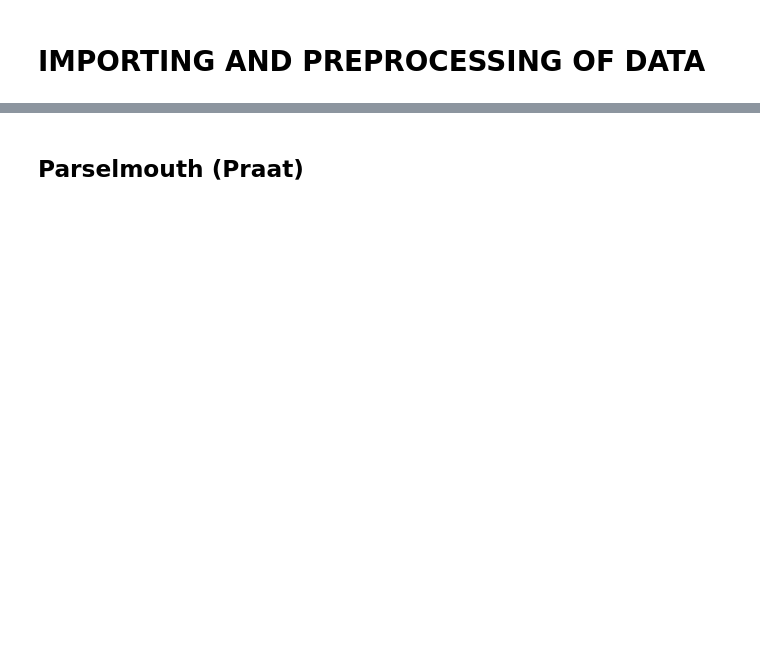
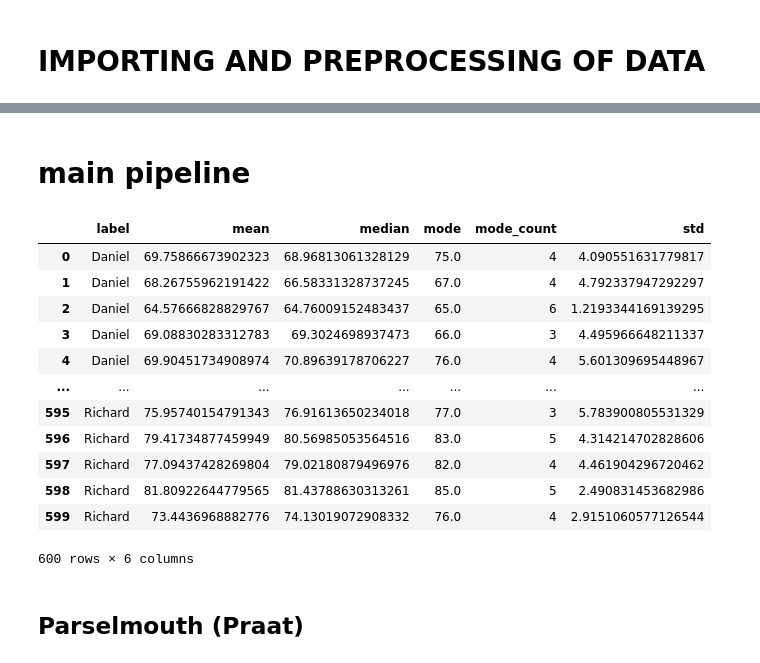
Before and after one commit to FirstPlaygroundAndThenIcecream/Speaker-Identification, a Jupyter notebook: rene experimental/wav classification.ipynb, the cells around one changed output, grey strips where cells are left out. Saved outputs shown, nothing was run; the diff lists cells and outputs as text; code cells hidden in the pictures; blank space fills up the shorter version.

```diff
--- a/rene experimental/wav classification.ipynb
+++ b/rene experimental/wav classification.ipynb
@@ -83,3 +114,64 @@ def reject_outliers(data, m=1):
+# %% [markdown]
+# main pipeline
+# %%
+sns.set() # Use seaborn's default style to make attractive graphs
+y = [None] * len(audios)
+sr = [None] * len(audios)
+rows = []
+for i in range(len(audios)):
+    # load the file
+    y[i], sr[i] = librosa.load(data_path + audios[i], mono = True, sr = 44100)
+
+    # get the label
+    label = audios[i].split(".")
+    label.pop()
+    label = "".join(label)
+
+    # remove silent parts
+    y[i] = delete_silence(y[i])
+
+    # save as a file to verify
+    librosa.output.write_wav("output/" + label + "-output.wav", y[i], 44100)
+
+    # cut into pieces
+    sample_count = 150
+    sample_length = 0.2 # in seconds
+    samples = npy_to_samples(y[i], 44100, sample_length, sample_count)
+
+    for j in range(sample_count):
+        sample = samples[j]
+        # load with parselmouth
+        snd = parselmouth.Sound(sample)
+
+        # calculate the pitch
+        intensity = snd.to_intensity()
+
+        raw_intensity = intensity.values[0]
+        rounded_intensity = [round(num, 0) for num in intensity.values[0]]
+        mean = np.mean(raw_intensity)
+        median = np.median(raw_intensity)
+        mode = stats.mode(rounded_intensity)[0][0]
+        mode_count = stats.mode(rounded_intensity)[1][0]
+        std = np.std(raw_intensity)
+
+        rows.append([label, mean, median, mode, mode_count, std])
+
+result = pd.DataFrame(np.array(rows), columns = ["label", "mean", "median", "mode", "mode_count", "std"])
+result
+# %% [output]
+|  | label | mean | median | mode | mode_count | std |
+| 0 | Daniel | 69.75866673902323 | 68.96813061328129 | 75.0 | 4 | 4.090551631779817 |
+| 1 | Daniel | 68.26755962191422 | 66.58331328737245 | 67.0 | 4 | 4.792337947292297 |
+| 2 | Daniel | 64.57666828829767 | 64.76009152483437 | 65.0 | 6 | 1.2193344169139295 |
+| 3 | Daniel | 69.08830283312783 | 69.3024698937473 | 66.0 | 3 | 4.495966648211337 |
+| 4 | Daniel | 69.90451734908974 | 70.89639178706227 | 76.0 | 4 | 5.601309695448967 |
+| ... | ... | ... | ... | ... | ... | ... |
+| 595 | Richard | 75.95740154791343 | 76.91613650234018 | 77.0 | 3 | 5.783900805531329 |
+| 596 | Richard | 79.41734877459949 | 80.56985053564516 | 83.0 | 5 | 4.314214702828606 |
+| 597 | Richard | 77.09437428269804 | 79.02180879496976 | 82.0 | 4 | 4.461904296720462 |
+| 598 | Richard | 81.80922644779565 | 81.43788630313261 | 85.0 | 5 | 2.490831453682986 |
+| 599 | Richard | 73.4436968882776 | 74.13019072908332 | 76.0 | 4 | 2.9151060577126544 |
+600 rows × 6 columns
 # %% [markdown]
 ## Parselmouth (Praat)
 # %%
```
Also changed, not shown: parts of 7 cells of this notebook, 4 other files.
